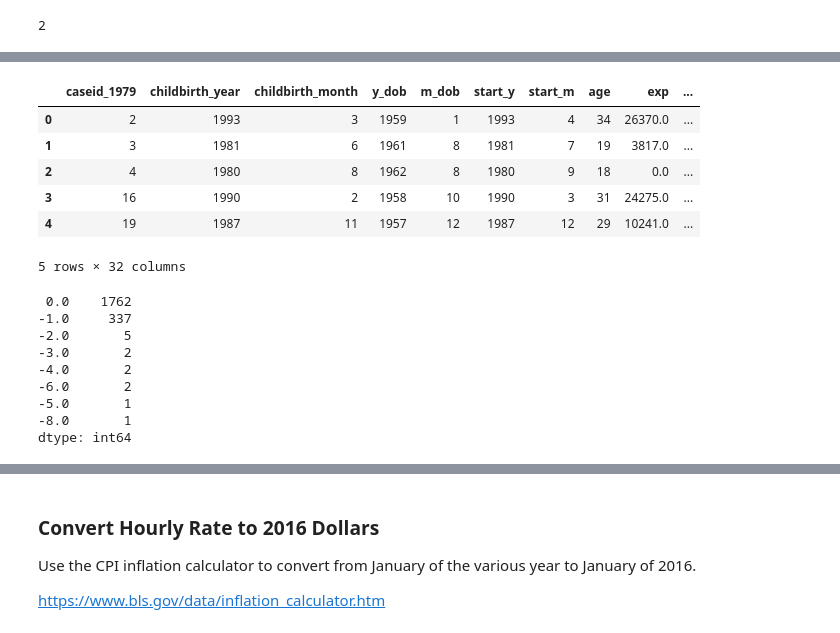
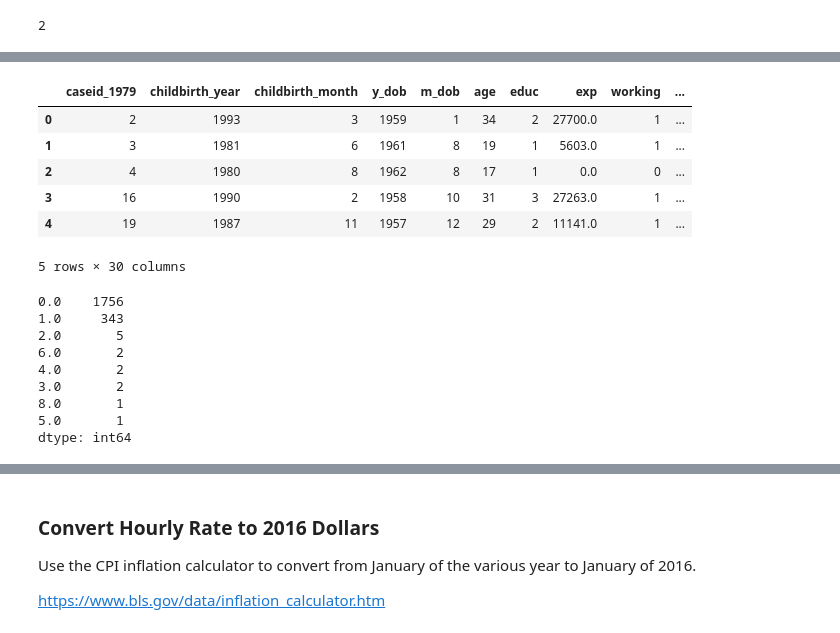
Before and after one commit to jolynn/Optout, a Jupyter notebook: 3IV_construction_subsample.ipynb, the cells around one changed output, grey strips where cells are left out. Drawn from its saved outputs; the diff is of its cells as text; code cells hidden in the pictures.

```diff
--- a/3IV_construction_subsample.ipynb
+++ b/3IV_construction_subsample.ipynb
@@ -141,6 +141,6 @@ def get_year_month(weeknum, df=weekdf):
 # Get sub-sample with child birth year >= 1980
 # %%
 # read entire sample
-iv_df = pd.read_csv('../data/iv_df.csv')
+iv_df = pd.read_csv('../data/iv_df_for_testing.csv')
 iv_df.head()
 # %% [output]
@@ -169,9 +169,9 @@ NLSY79 has two sets of job variables, one under the section "employment history"
 The two methods returned results that are highly correlated. We will use method 1.
 # %%
 # read datasets
-hrrate_df = pd.read_csv("../data/hrrate.csv")
-jobdates_df = pd.read_csv("../data/jobdates.csv") # week number when job starts/ends
-cps_id_df = pd.read_csv("../data/cps_id_new.csv")
-workhours_df = pd.read_csv("../data/hours_worked.csv") # hours per week worked on job
-intdate_df = pd.read_csv("../data/int_date.csv") # interview dates
+hrrate_df = pd.read_csv("../data/hrrate.csv") # UP TO DATE
+jobdates_df = pd.read_csv("../data/jobdates.csv") # week number when job starts/ends - UP TO DATE
+cps_id_df = pd.read_csv("../data/cps_id.csv") # UP TO DATE
+workhours_df = pd.read_csv("../data/hours_worked.csv") # hours per week worked on job - UP TO DATE
+intdate_df = pd.read_csv("../data/int_date.csv") # interview dates - UP TO DATE
 prevjobnum_df = pd.read_csv("../data/prev_job_num.csv")
@@ -228,0 +238,3 @@ Index([u'caseid_1979', u'prev_emp_1980_job01', u'prev_emp_1980_job02',
+# %%
+df79 = pd.read_csv('../data/work_history79.csv')
+df79.head()
@@ -246,6 +266,27 @@ years = range(1979, 1995) + range(1996, 2013, 2) # survey years
 
 
 merged = iv_df.merge(jobdates_df, on='caseid_1979')
+
+
+
+def drop_redundant_jobs(i, jobs):
+    """
+    Jobs that last across multiple survey years have a separate report in each survey year.
+    Drop the earlier references. Return the latest reference.
+
+    i is respondent id.
+    """
+
+    jobs = sorted(jobs, key=itemgetter(1)) # sort by year
+    to_drop = []
+    for j in range(len(jobs)):
+        for k in range(j+1, len(jobs)):
+            if is_prev_job(i, jobs[j][1], jobs[j][2], jobs[k][1], jobs[k][2]):
+                to_drop.append(j)
+                break # stop searching further because each job is only linked to one previous job
+
+    unique_jobs = [jobs[j] for j in range(len(jobs)) if not (j in to_drop)]
+    return unique_jobs
 
 
 # count what kind of jobs we can find by one year prebirth
@@ -288,7 +329,10 @@ for i, row in merged.iterrows():
         count['no_job'].append(row['caseid_1979'])
 
     else:
+
+        jobs = drop_redundant_jobs(row['caseid_1979'], jobs)
         overlap_jobs = [job for job in jobs if job[0] == 1]
+
         if len(overlap_jobs) == 1:
             count['one_overlap'].append(row['caseid_1979'])
         elif len(overlap_jobs) > 1:
@@ -866,53 +988,53 @@ dtype: int64
 # %%
 # it may be problematic when the gap is large
 # when we convert hourly rate to 2016 dollar, the conversion rate varies by year
 
 # I think we should use the year when the job ended as the year for conversion rate because
 # hourly rate is more likely to be recalled at the time the job ended
 
 def convert_to_year_helper(x):
     """
     Convert week number to year
     """
     if pd.isnull(x):
         return None
-    elif x == 0: # only know it's prior to 1/1/1978
+    elif x == 0: # does not apply to end_year
         return 1977
     else:
         return get_year_month(x)[0]
 
 def convert_to_year(row, name):
     """
     Convert week number to year
     """
     if pd.isnull(row['rate']):
         return None
     return convert_to_year_helper(row[name])
 
-iv_df['start_year'] = iv_df.apply(lambda row: convert_to_year(row, 'start_wk'), axis=1)
+#iv_df['start_year'] = iv_df.apply(lambda row: convert_to_year(row, 'start_wk'), axis=1)
 iv_df['end_year'] = iv_df.apply(lambda row: convert_to_year(row, 'end_wk'), axis=1)
 iv_df.head()
 # %% [output]
-|  | caseid_1979 | childbirth_year | childbirth_month | y_dob | m_dob | start_y | start_m | age | exp | ... |
-| 0 | 2 | 1993 | 3 | 1959 | 1 | 1993 | 4 | 34 | 26370.0 | ... |
-| 1 | 3 | 1981 | 6 | 1961 | 8 | 1981 | 7 | 19 | 3817.0 | ... |
-| 2 | 4 | 1980 | 8 | 1962 | 8 | 1980 | 9 | 18 | 0.0 | ... |
-| 3 | 16 | 1990 | 2 | 1958 | 10 | 1990 | 3 | 31 | 24275.0 | ... |
-| 4 | 19 | 1987 | 11 | 1957 | 12 | 1987 | 12 | 29 | 10241.0 | ... |
+|  | caseid_1979 | childbirth_year | childbirth_month | y_dob | m_dob | age | educ | exp | working | ... |
+| 0 | 2 | 1993 | 3 | 1959 | 1 | 34 | 2 | 27700.0 | 1 | ... |
+| 1 | 3 | 1981 | 6 | 1961 | 8 | 19 | 1 | 5603.0 | 1 | ... |
+| 2 | 4 | 1980 | 8 | 1962 | 8 | 17 | 1 | 0.0 | 0 | ... |
+| 3 | 16 | 1990 | 2 | 1958 | 10 | 31 | 3 | 27263.0 | 1 | ... |
+| 4 | 19 | 1987 | 11 | 1957 | 12 | 29 | 2 | 11141.0 | 1 | ... |
-5 rows × 32 columns
+5 rows × 30 columns
 # %%
 # end year is the same or before report year
 tmp = iv_df[~iv_df.end_year.isnull()] # remove missing
-(tmp.end_year - tmp.report_y).value_counts()
+(tmp.report_y - tmp.end_year).value_counts()
 # %% [output]
- 0.0    1762
--1.0     337
--2.0       5
--3.0       2
--4.0       2
--6.0       2
--5.0       1
--8.0       1
+0.0    1756
+1.0     343
+2.0       5
+6.0       2
+4.0       2
+3.0       2
+8.0       1
+5.0       1
 dtype: int64
 # %%
 # end year compared to prebirth year
```
Also changed, not shown: parts of 45 cells of this notebook.
